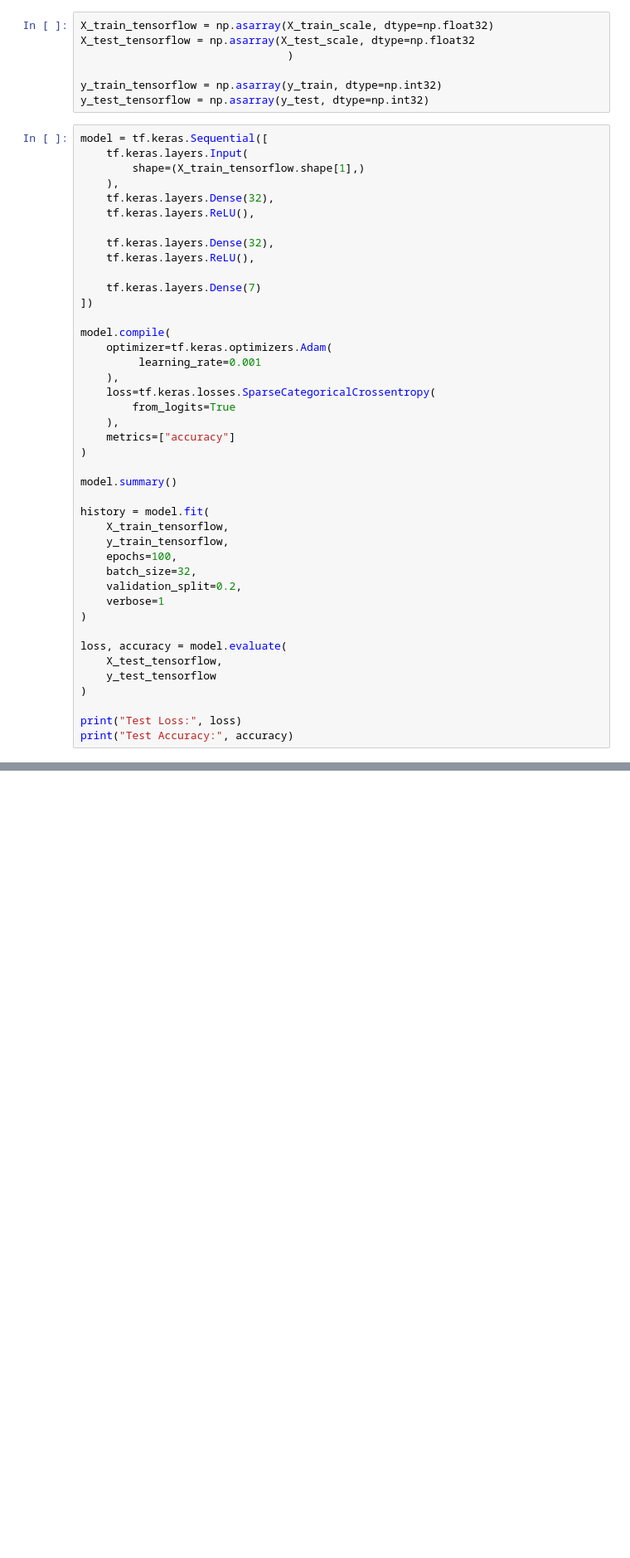
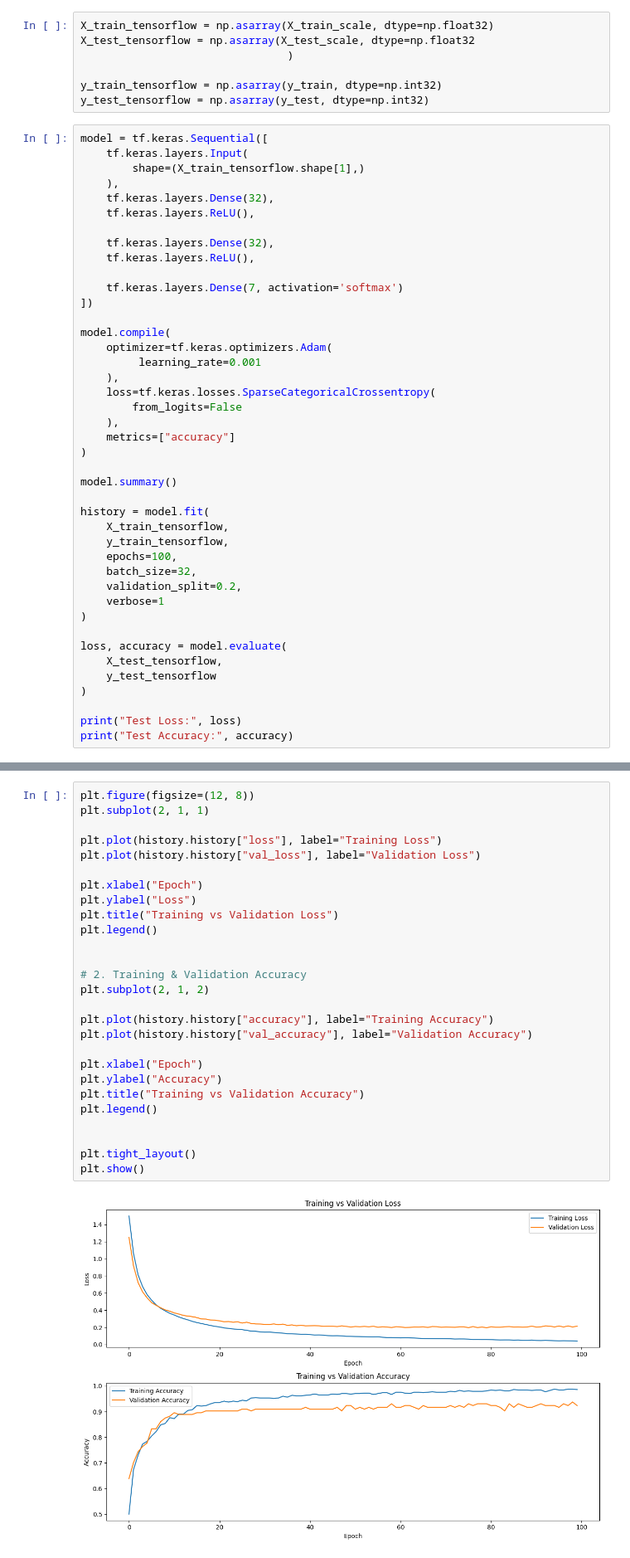
Before and after one commit to vishwa-Ansh/Machine_learning___, a Jupyter notebook: Deep_leaning__/__py_notebooks__/Untitled3.ipynb, the cells around one changed output, grey strips where cells are left out. Shown at 83% size. Cells and saved outputs as stored; diff of their text form; blank space fills up the shorter version.

Commit message:
add visulization graph

```diff
--- a/Deep_leaning__/__py_notebooks__/Untitled3.ipynb
+++ b/Deep_leaning__/__py_notebooks__/Untitled3.ipynb
@@ -204,7 +199,7 @@ model = tf.keras.Sequential([
     tf.keras.layers.Dense(32),
     tf.keras.layers.ReLU(),
 
-    tf.keras.layers.Dense(7)
+    tf.keras.layers.Dense(7, activation='softmax')
 ])
 
 model.compile(
@@ -212,7 +207,7 @@ model.compile(
          learning_rate=0.001
     ),
     loss=tf.keras.losses.SparseCategoricalCrossentropy(
-        from_logits=True
+        from_logits=False
     ),
     metrics=["accuracy"]
 )
@@ -272,0 +276,29 @@ Test Accuracy: 0.949999988079071
+# %%
+plt.figure(figsize=(12, 8))
+plt.subplot(2, 1, 1)
+
+plt.plot(history.history["loss"], label="Training Loss")
+plt.plot(history.history["val_loss"], label="Validation Loss")
+
+plt.xlabel("Epoch")
+plt.ylabel("Loss")
+plt.title("Training vs Validation Loss")
+plt.legend()
+
+
+# 2. Training & Validation Accuracy
+plt.subplot(2, 1, 2)
+
+plt.plot(history.history["accuracy"], label="Training Accuracy")
+plt.plot(history.history["val_accuracy"], label="Validation Accuracy")
+
+plt.xlabel("Epoch")
+plt.ylabel("Accuracy")
+plt.title("Training vs Validation Accuracy")
+plt.legend()
+
+
+plt.tight_layout()
+plt.show()
+# %% [output]
+[figure, added]
```
Also changed, not shown: parts of 7 cells of this notebook, 4 other files.
